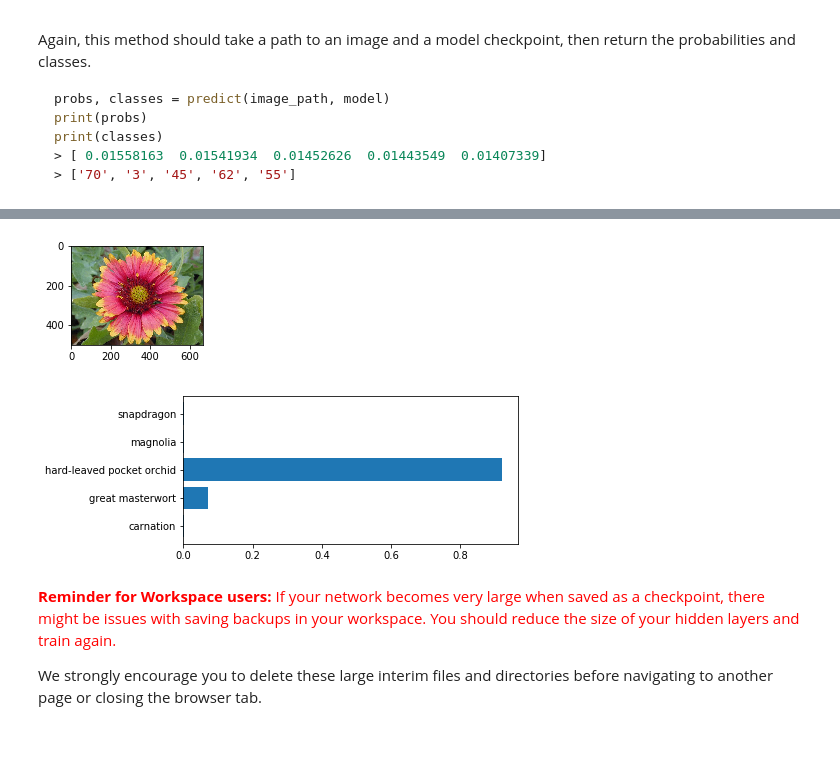
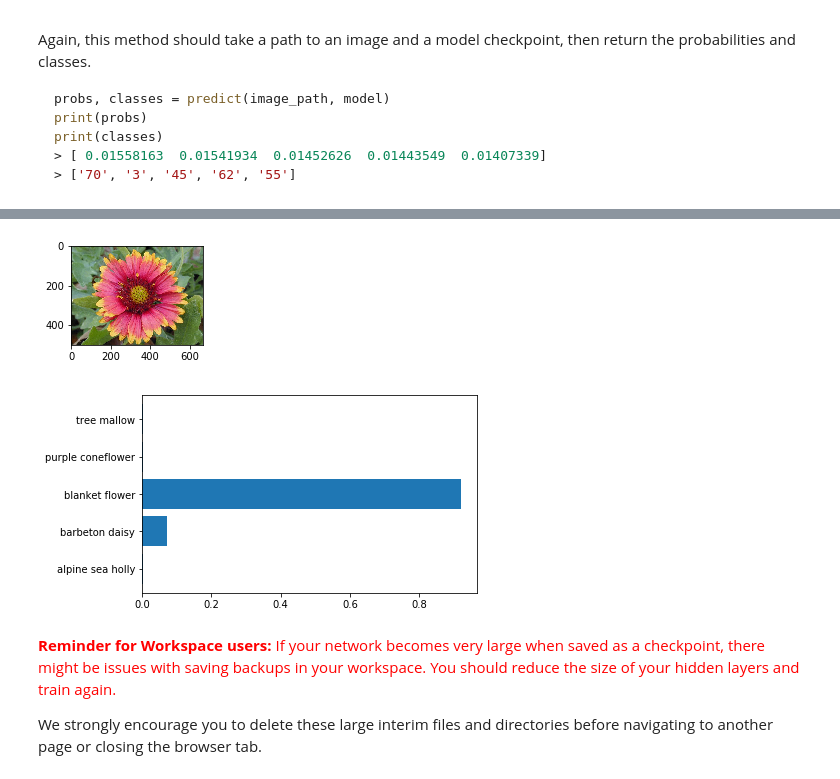
Before and after one commit to AliAfs/Image-Classifier-Pytorch, a Jupyter notebook: Image Classifier Project.ipynb, the cells around one changed output, grey strips where cells are left out. Drawn from its saved outputs; the diff is of its cells as text; code cells hidden in the pictures; blank space fills up the shorter version.

```diff
--- a/Image Classifier Project.ipynb
+++ b/Image Classifier Project.ipynb
@@ -413,7 +413,7 @@ You can convert from the class integer encoding to actual flower names with the
 # %%
 # TODO: Display an image along with the top 5 classes
 
-def display_img(img_path, cp_path):
+def display_img(img_path, cp_path, cat_to_name):
     '''
     This function display image and predited classes for given image and model checkpoint
 
@@ -441,8 +441,14 @@ def display_img(img_path, cp_path):
     model = load_checkpoint(cp_path)
     probs, classes = predict(image_path, model, topk=5)
 
+    # match class to idx
+
+    class_names = []
+    for class_ in classes:
+        for key, value in model.class_to_idx.items():
+            if value == class_:
+                class_names.append(cat_to_name[key])
     # plot probabilities and classes
-    class_names = [cat_to_name[str(i)] for i in classes]
     plt.figure(figsize=(6,8))
     ax = plt.subplot(2,1,2)
     ax.barh(class_names, probs)
@@ -450,10 +456,10 @@ def display_img(img_path, cp_path):
 # %%
 cp_path = 'checkpoint.pth'
 img_path = './flowers/test/100/image_07897.jpg'
-display_img(img_path, cp_path)
+display_img(img_path, cp_path, cat_to_name)
 # %% [output]
 [figure]
-[figure, old version]
+[figure, new version]
 # %% [markdown]
 <font color='red'>**Reminder for Workspace users:** If your network becomes very large when saved as a checkpoint, there might be issues with saving backups in your workspace. You should reduce the size of your hidden layers and train again.
 
```
